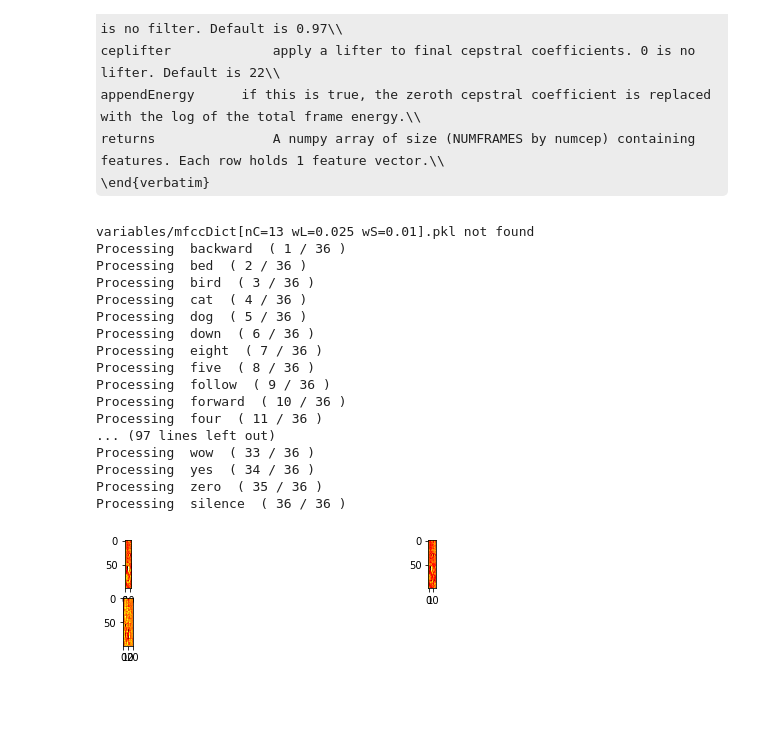
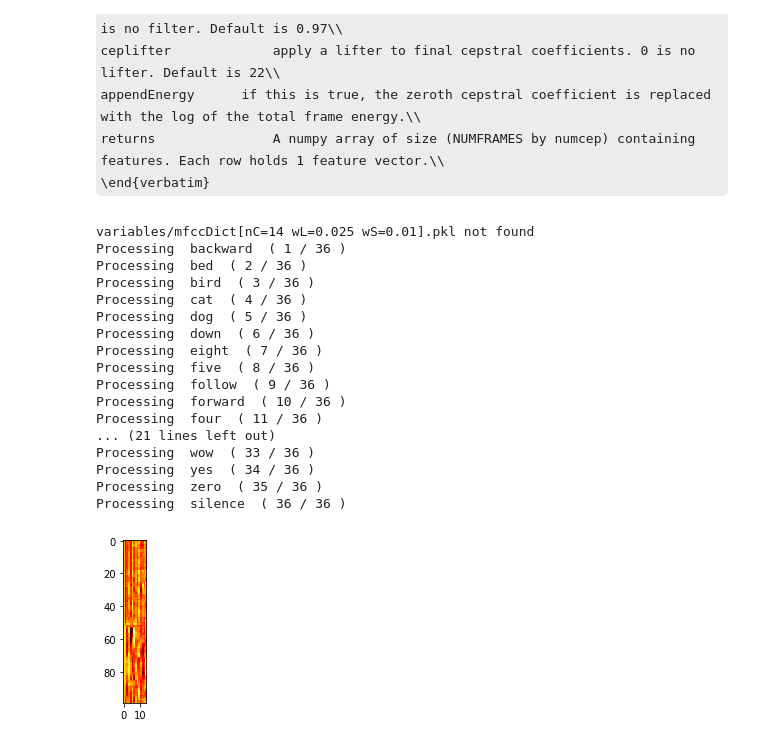
Before and after one commit to mrektor/HDA_speechCommand, a Jupyter notebook: Dataset And Features Dumper.ipynb, the cells around one changed output. Cells and saved outputs as stored; diff of their text form; code cells hidden in the pictures; some formulas as TeX source; blank space fills up the shorter version.

```diff
--- a/Dataset And Features Dumper.ipynb
+++ b/Dataset And Features Dumper.ipynb
@@ -84,7 +81,7 @@ sampleRate = []
 # %%
 #control if the raw data are saved with pickle
 #if true they will be loaded in rawDict
-reDo = False
+reDo = True
 if os.path.exists('variables/rawDict.pkl') and not reDo:
     print('rawDict found')
     with open('variables/rawDict.pkl', 'rb') as f:
@@ -114,7 +111,7 @@ else:
         pickle.dump(rawDict, f)
     print('rawDict created and saved to variables/rawDict.pkl')
 sampleRate = np.mean(sampleRate)
-reDo = False
+reDo = True
 #the same with noise signals
 if not os.path.exists('variables/noiseDict.pkl') or reDo:
     print('\nNOISE')
@@ -216,7 +219,7 @@ returns 	      A numpy array of size (NUMFRAMES by numcep) containing features.
 \end{verbatim}
 # %%
 # list with mfcc parameters in order: [numcep, nfilt, winlen, winstep]
-values = [[13,26,0.025,0.01],[15,30,0.025,0.01], [20,40,0.025,0.01]]
+values = [[14,26,0.025,0.01,512]]
 with open('variables/mfccValues.pkl', 'wb') as f:
     pickle.dump(values, f)
 reDo = True
@@ -234,34 +237,34 @@ for count, i in enumerate(values):
     else:
         print('\n'+name+' not found')
         mfccDict = {}
         for countKey, key in enumerate(rawDict):
             print('Processing ',key, " (", countKey+1, "/", len(rawDict),")" )
             array = []
             for sig in rawDict[key]:
-                mfcc_feat = mfcc(sig,sampleRate, numcep = i[0], nfilt = i[1], winlen = i[2], winstep = i[3])
+                mfcc_feat = mfcc(sig,sampleRate, numcep = i[0], nfilt = i[1], winlen = i[2], winstep = i[3], nfft = i[4])
                 array.append(mfcc_feat)
             mfccDict[key] = np.array(array)
         with open('variables/mfccDict[nC='+str(i[0])+' wL='+str(i[2])+' wS='+str(i[3])+'].pkl', 'wb') as f:
             pickle.dump(mfccDict, f)
         plt.subplot(round(len(values)/2)+1, 2, count+1)
         plt.imshow(mfccDict['one'][0], cmap='hot', interpolation='nearest')
 plt.show()
 # %% [output]
-variables/mfccDict[nC=13 wL=0.025 wS=0.01].pkl not found
+variables/mfccDict[nC=14 wL=0.025 wS=0.01].pkl not found
 Processing  backward  ( 1 / 36 )
 Processing  bed  ( 2 / 36 )
 Processing  bird  ( 3 / 36 )
 Processing  cat  ( 4 / 36 )
 Processing  dog  ( 5 / 36 )
 Processing  down  ( 6 / 36 )
 Processing  eight  ( 7 / 36 )
 Processing  five  ( 8 / 36 )
 Processing  follow  ( 9 / 36 )
 Processing  forward  ( 10 / 36 )
 Processing  four  ( 11 / 36 )
-... (97 lines left out)
+... (21 lines left out)
 Processing  wow  ( 33 / 36 )
 Processing  yes  ( 34 / 36 )
 Processing  zero  ( 35 / 36 )
 Processing  silence  ( 36 / 36 )
-[figure, old version]
+[figure, new version]
```
Also changed, not shown: parts of 2 cells of this notebook, 3 other files.
